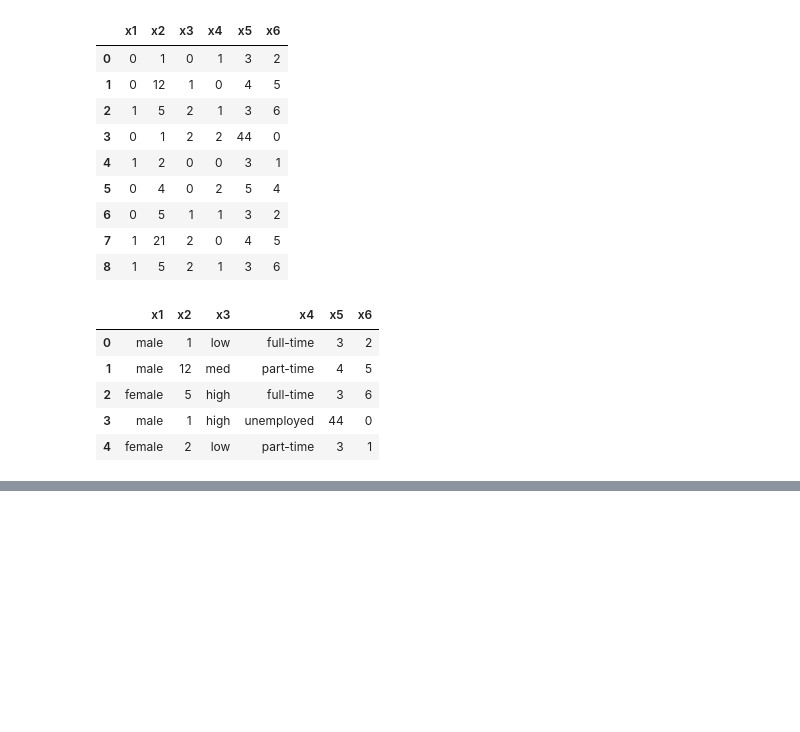
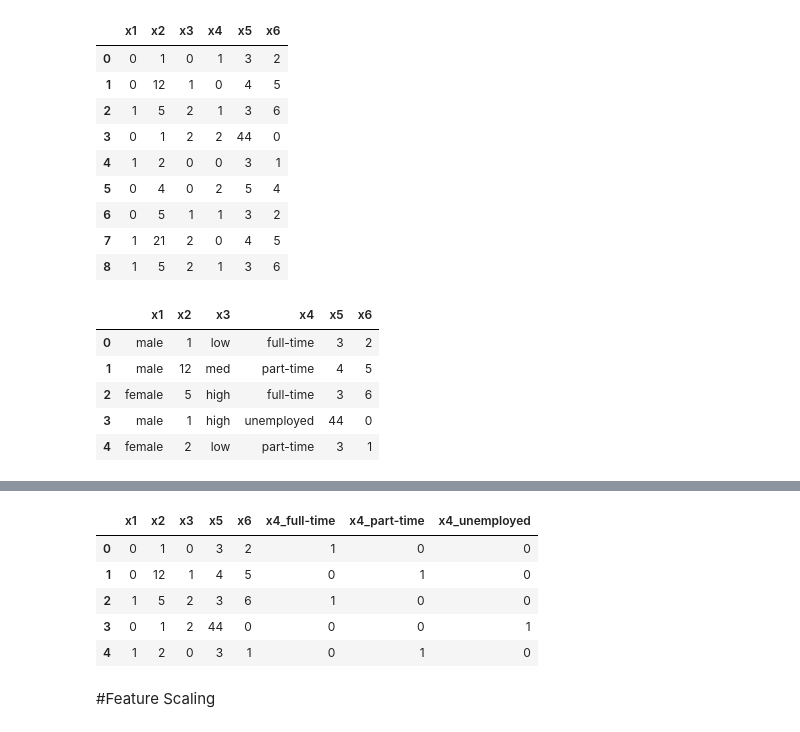
Before and after one commit to MoazzemhossainMoazz/EDGE_AI, a Jupyter notebook: Data_Preprocessing.ipynb, the cells around one changed output, grey strips where cells are left out. Cells and saved outputs as stored; diff of their text form; code cells hidden in the pictures; blank space fills up the shorter version.

```diff
--- a/Data_Preprocessing.ipynb
+++ b/Data_Preprocessing.ipynb
@@ -607,0 +629,7 @@ col_means
+# %%
+data_encoded = data.replace({
+    'x1' : {'male':0,'female': 1},
+    'x3' : {'low':0, 'med':1, 'high': 2}
+})
+
+data_encoded.head()
@@ -607,0 +643,13 @@ col_means
+# %%
+data_encoded_2 = pd.get_dummies(data_encoded)
+
+data_encoded_2.head()
+# %% [output]
+|  | x1 | x2 | x3 | x5 | x6 | x4_full-time | x4_part-time | x4_unemployed |
+| 0 | 0 | 1 | 0 | 3 | 2 | 1 | 0 | 0 |
+| 1 | 0 | 12 | 1 | 4 | 5 | 0 | 1 | 0 |
+| 2 | 1 | 5 | 2 | 3 | 6 | 1 | 0 | 0 |
+| 3 | 0 | 1 | 2 | 44 | 0 | 0 | 0 | 1 |
+| 4 | 1 | 2 | 0 | 3 | 1 | 0 | 1 | 0 |
+# %% [markdown]
+#Feature Scaling
```
Also changed, not shown: parts of 25 cells of this notebook.
